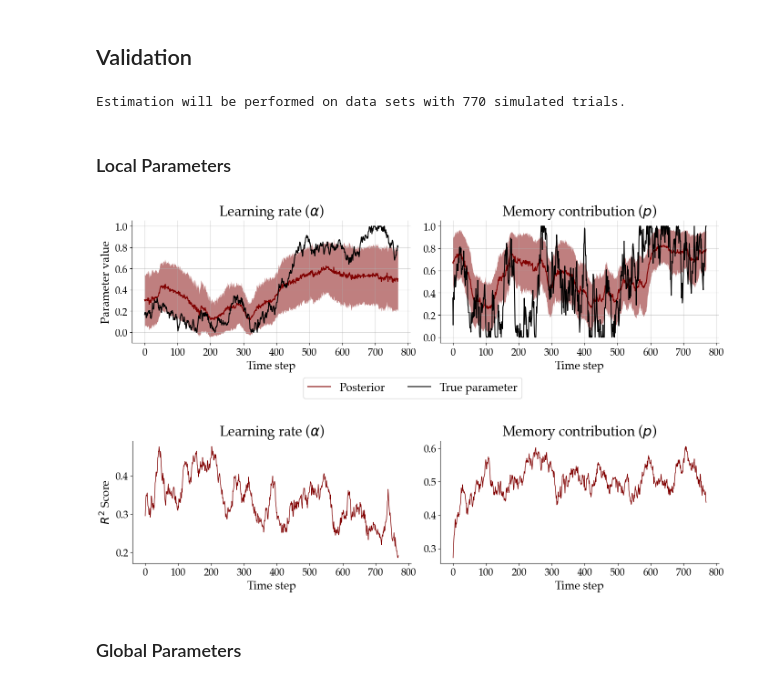
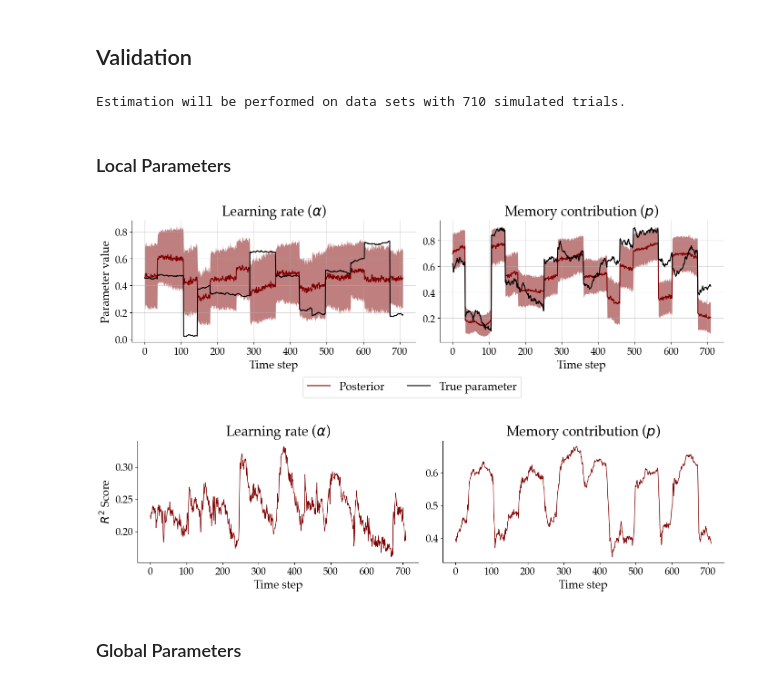
Before and after one commit to LuSchumacher/non-stationary-reinforcement-learning, a Jupyter notebook: rlwm/notebooks/rlwm_development.ipynb, the cells around one changed output. Cells and saved outputs as stored; diff of their text form; code cells hidden in the pictures.

```diff
--- a/rlwm/notebooks/rlwm_development.ipynb
+++ b/rlwm/notebooks/rlwm_development.ipynb
@@ -42,7 +39,7 @@ The autoreload extension is already loaded. To reload it, use:
 # %% [markdown]
 ## Constants
 # %%
-TRAIN_NETWORK = True
+TRAIN_NETWORK = False
 # %%
 # parameters
 THETA_NAMES = ("Learning rate", "Memory contribution")
@@ -258,7 +255,7 @@ print(
     f"Estimation will be performed on data sets with {NUM_STEPS} simulated trials."
 )
 # %% [output]
-Estimation will be performed on data sets with 770 simulated trials.
+Estimation will be performed on data sets with 710 simulated trials.
 # %%
 post_theta = np.zeros((NUM_VALIDATION_SIM, NUM_STEPS, NUM_SAMPLES, 2))
 post_eta = np.zeros((NUM_VALIDATION_SIM, NUM_SAMPLES, 2))
@@ -280,39 +277,39 @@ post_theta_means = post_theta_trans.mean(axis=2)
 post_theta_stds = post_theta_trans.std(axis=2)
 post_theta_median = np.median(post_theta_trans, axis=2)
 # %%
-which = 11
+which = 10
 time = np.arange(post_theta_means[which].shape[0])
 fig, axarr = plt.subplots(1, 2, figsize=(14, 4))
 for i, ax in enumerate(axarr.flat):
     ax.grid(alpha=0.5)
     ax.plot(
         time,
         post_theta_means[which, :, i],
         color='maroon', label="Posterior"
     )
     ax.plot(
         time,
         true_theta[which, :, i],
         color='black', label="True parameter"
     )
     ax.fill_between(
         time,
         post_theta_means[which, :, i] - post_theta_stds[which, :, i],
         post_theta_means[which, :, i] + post_theta_stds[which, :, i],
         color='maroon', alpha=0.5, linewidth=0.0
     )
     ax.set_title(f'{THETA_NAMES[i]} ({THETA_LABELS[i]})', fontsize=FONT_SIZE_1)
     ax.tick_params(axis='both', which='major', labelsize=FONT_SIZE_3)
     if i == 0:
         ax.set_ylabel("Parameter value", fontsize=FONT_SIZE_2)
         fig.subplots_adjust(hspace=0.5)
         fig.legend(fontsize=FONT_SIZE_2, bbox_to_anchor=(0.5, -0.05), loc="center", ncol=2)
     ax.set_xlabel("Time step", fontsize=FONT_SIZE_2)
 
 sns.despine()
 fig.tight_layout()
 # %% [output]
-[figure, old version]
+[figure, new version]
 # %%
 r2_scores = np.zeros((NUM_STEPS, 2))
 for t in range(NUM_STEPS):
@@ -333,7 +330,7 @@ for i, ax in enumerate(axarr.flat):
 sns.despine()
 fig.tight_layout()
 # %% [output]
-[figure, old version]
+[figure, new version]
 # %% [markdown]
 ### Global Parameters
 # %%
```
Also changed, not shown: parts of 11 cells of this notebook, 2 other files.
